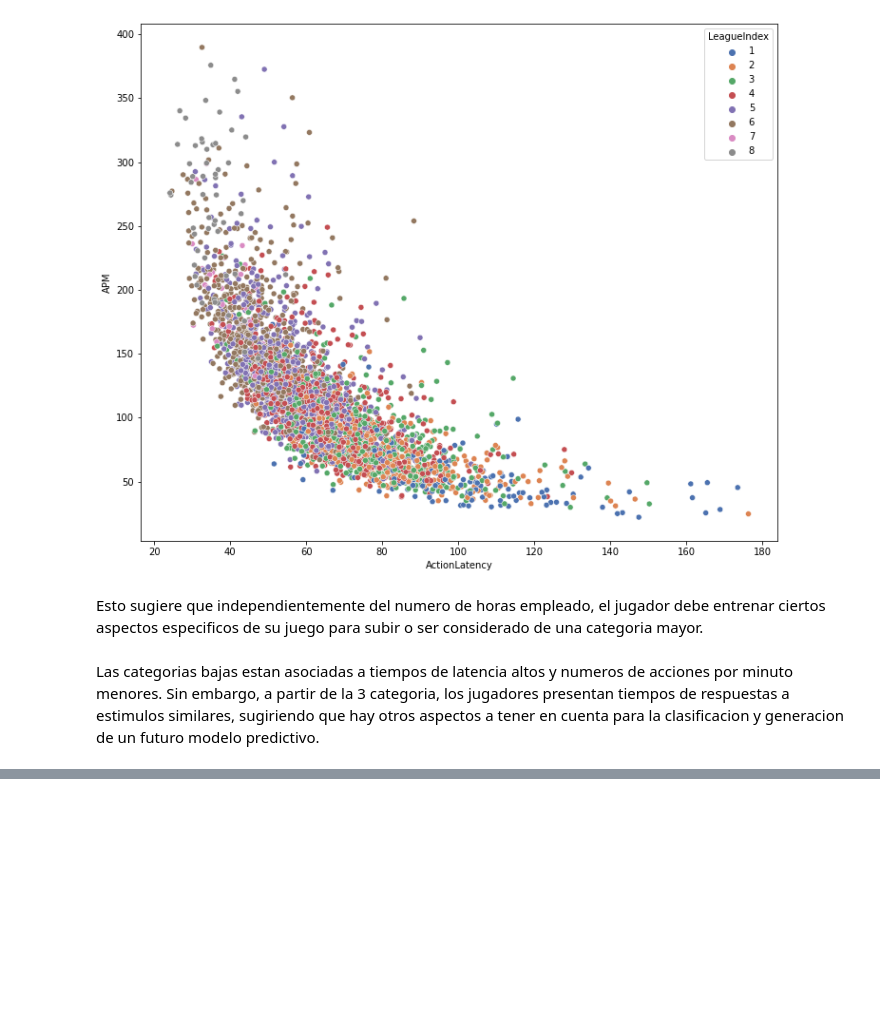
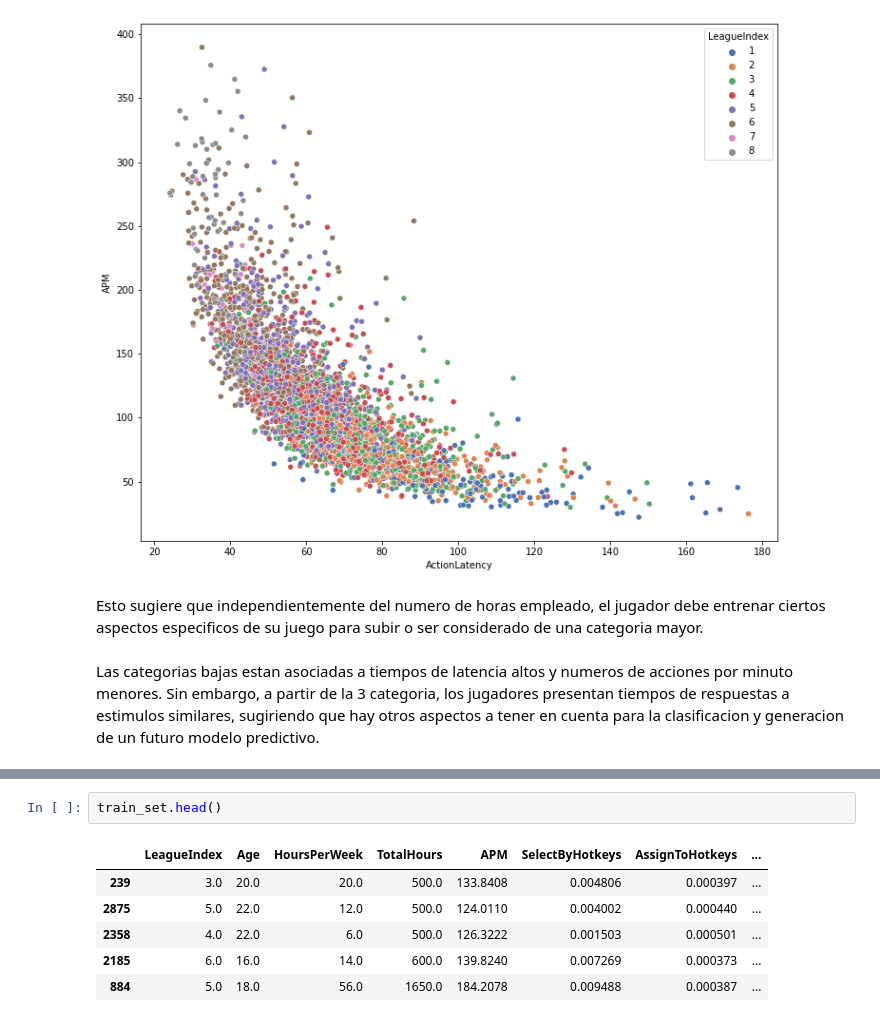
Before and after one commit to AleEnet/Skillcraft-Dataset, a Jupyter notebook: Starcraft_Dataset.ipynb, the cells around one changed output, grey strips where cells are left out. Saved outputs shown, nothing was run; the diff lists cells and outputs as text; blank space fills up the shorter version.

```diff
--- a/Starcraft_Dataset.ipynb
+++ b/Starcraft_Dataset.ipynb
@@ -135,0 +174,9 @@ Las categorias bajas estan asociadas a tiempos de latencia altos y numeros de ac
+# %%
+train_set.head()
+# %% [output]
+|  | LeagueIndex | Age | HoursPerWeek | TotalHours | APM | SelectByHotkeys | AssignToHotkeys | ... |
+| 239 | 3.0 | 20.0 | 20.0 | 500.0 | 133.8408 | 0.004806 | 0.000397 | ... |
+| 2875 | 5.0 | 22.0 | 12.0 | 500.0 | 124.0110 | 0.004002 | 0.000440 | ... |
+| 2358 | 4.0 | 22.0 | 6.0 | 500.0 | 126.3222 | 0.001503 | 0.000501 | ... |
+| 2185 | 6.0 | 16.0 | 14.0 | 600.0 | 139.8240 | 0.007269 | 0.000373 | ... |
+| 884 | 5.0 | 18.0 | 56.0 | 1650.0 | 184.2078 | 0.009488 | 0.000387 | ... |
```
Also changed, not shown: parts of 18 cells of this notebook.
